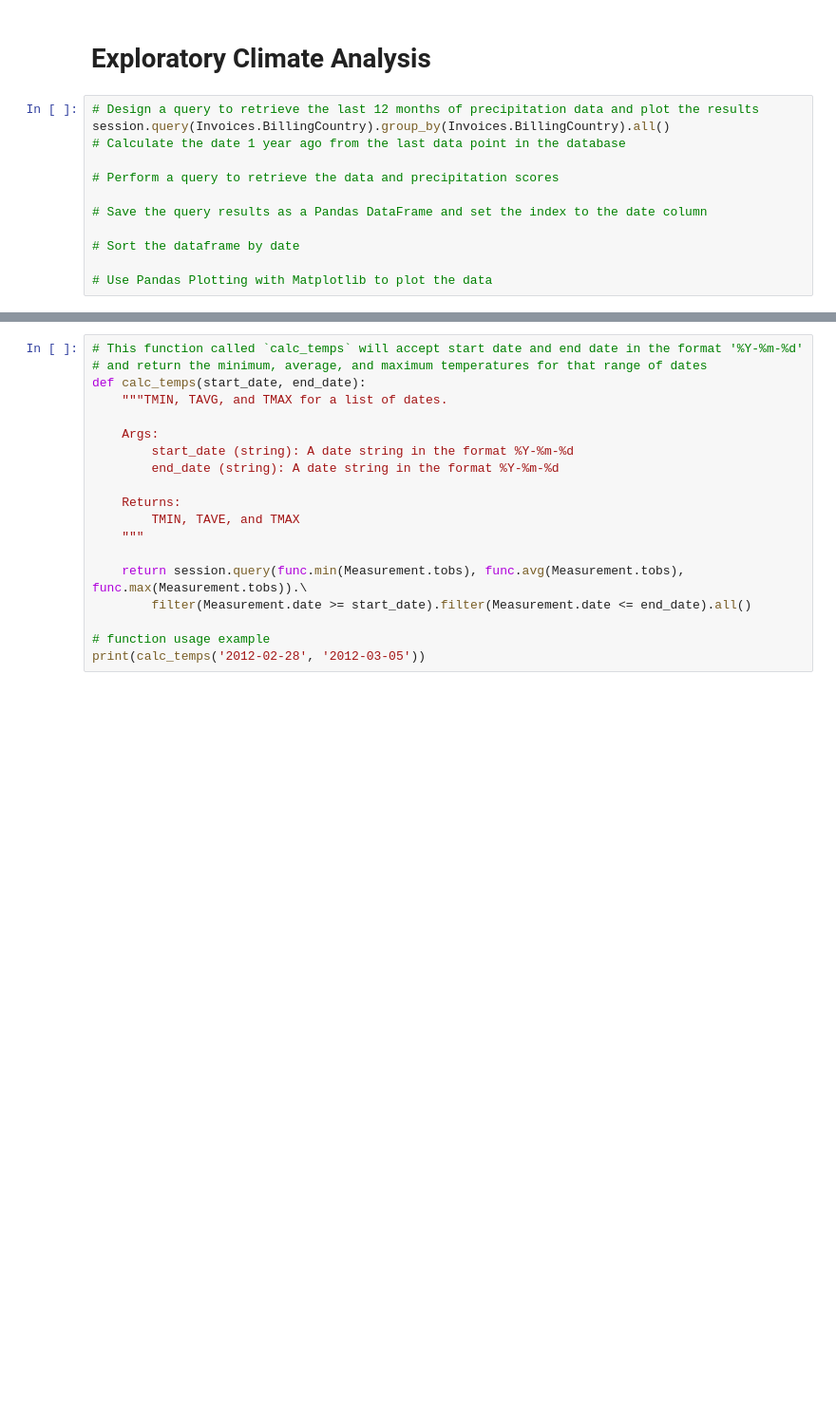
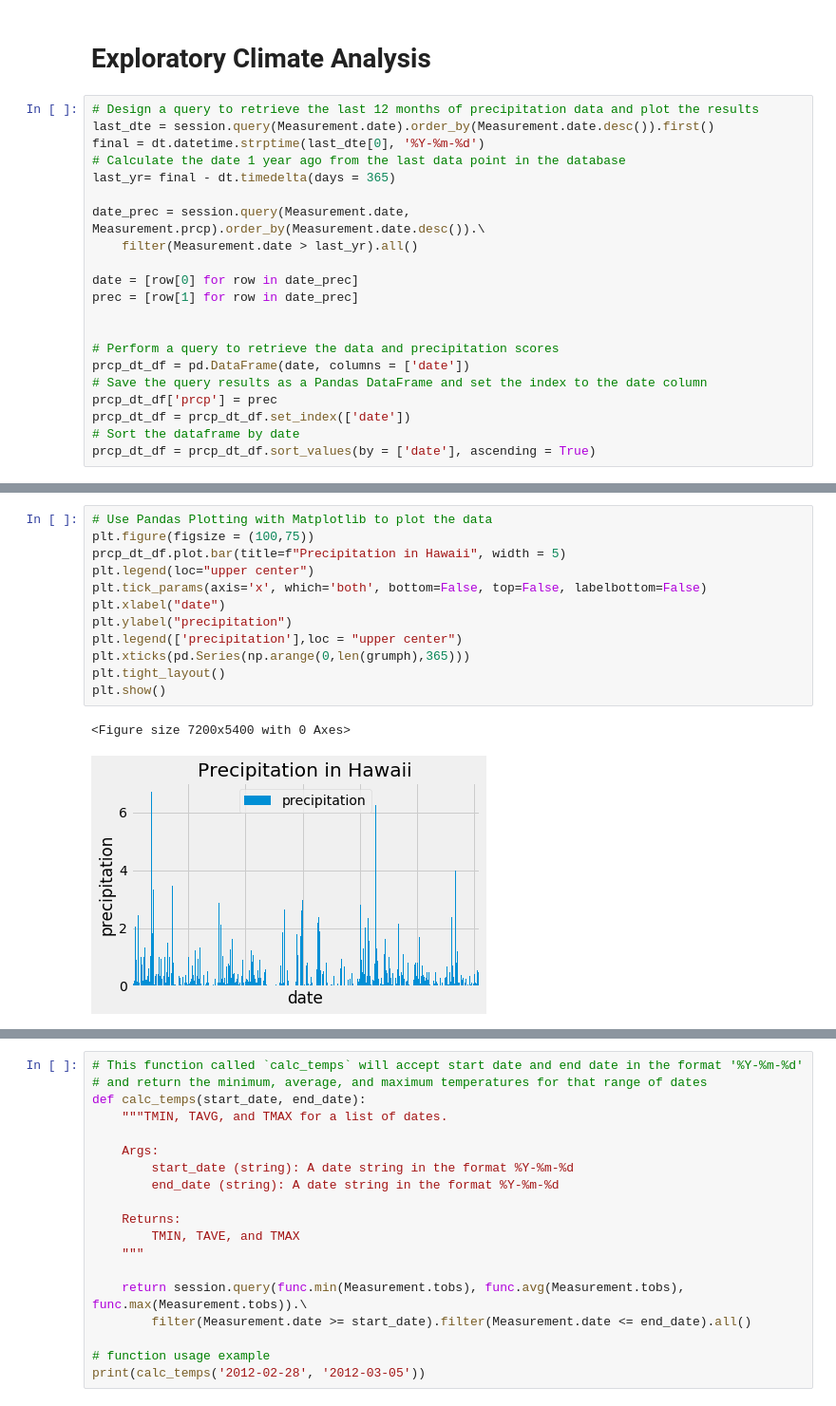
Before and after one commit to hibradzic/HW_10, a Jupyter notebook: climate_starter.ipynb, the cells around one changed output, grey strips where cells are left out. Shown: that part at 95% size. Saved outputs shown, nothing was run; the diff lists cells and outputs as text; blank space fills up the shorter version.

```diff
--- a/climate_starter.ipynb
+++ b/climate_starter.ipynb
@@ -39,13 +38,22 @@ session = Session(engine)
 # Exploratory Climate Analysis
 # %%
 # Design a query to retrieve the last 12 months of precipitation data and plot the results
-session.query(Invoices.BillingCountry).group_by(Invoices.BillingCountry).all()
+last_dte = session.query(Measurement.date).order_by(Measurement.date.desc()).first()
+final = dt.datetime.strptime(last_dte[0], '%Y-%m-%d')
 # Calculate the date 1 year ago from the last data point in the database
+last_yr= final - dt.timedelta(days = 365)
+
+date_prec = session.query(Measurement.date, Measurement.prcp).order_by(Measurement.date.desc()).\
+    filter(Measurement.date > last_yr).all()
+
+date = [row[0] for row in date_prec]
+prec = [row[1] for row in date_prec]
+
 
 # Perform a query to retrieve the data and precipitation scores
-
+prcp_dt_df = pd.DataFrame(date, columns = ['date'])
 # Save the query results as a Pandas DataFrame and set the index to the date column
-
+prcp_dt_df['prcp'] = prec
+prcp_dt_df = prcp_dt_df.set_index(['date'])
 # Sort the dataframe by date
-
-# Use Pandas Plotting with Matplotlib to plot the data
+prcp_dt_df = prcp_dt_df.sort_values(by = ['date'], ascending = True)
@@ -54,2 +60,17 @@ session.query(Invoices.BillingCountry).group_by(Invoices.BillingCountry).all()
+# %%
+# Use Pandas Plotting with Matplotlib to plot the data
+plt.figure(figsize = (100,75))
+prcp_dt_df.plot.bar(title=f"Precipitation in Hawaii", width = 5)
+plt.legend(loc="upper center")
+plt.tick_params(axis='x', which='both', bottom=False, top=False, labelbottom=False)
+plt.xlabel("date")
+plt.ylabel("precipitation")
+plt.legend(['precipitation'],loc = "upper center")
+plt.xticks(pd.Series(np.arange(0,len(grumph),365)))
+plt.tight_layout()
+plt.show()
+# %% [output]
+<Figure size 7200x5400 with 0 Axes>
+[figure, added]
 # %%
 # Use Pandas to calcualte the summary statistics for the precipitation data
```
Also changed, not shown: parts of 11 cells of this notebook, 1 other file.
